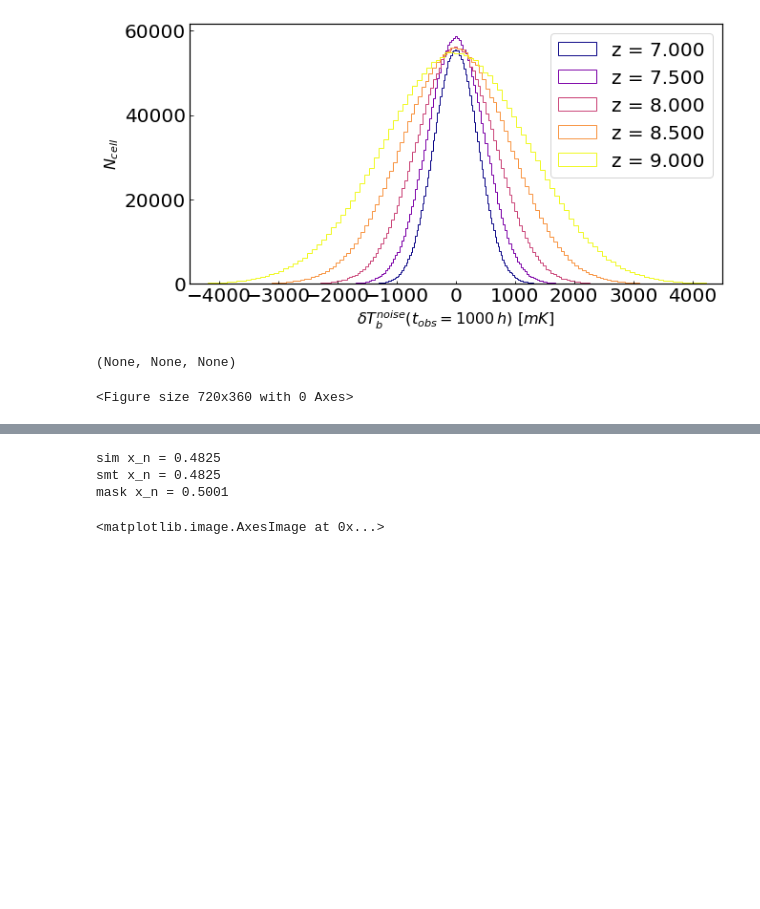
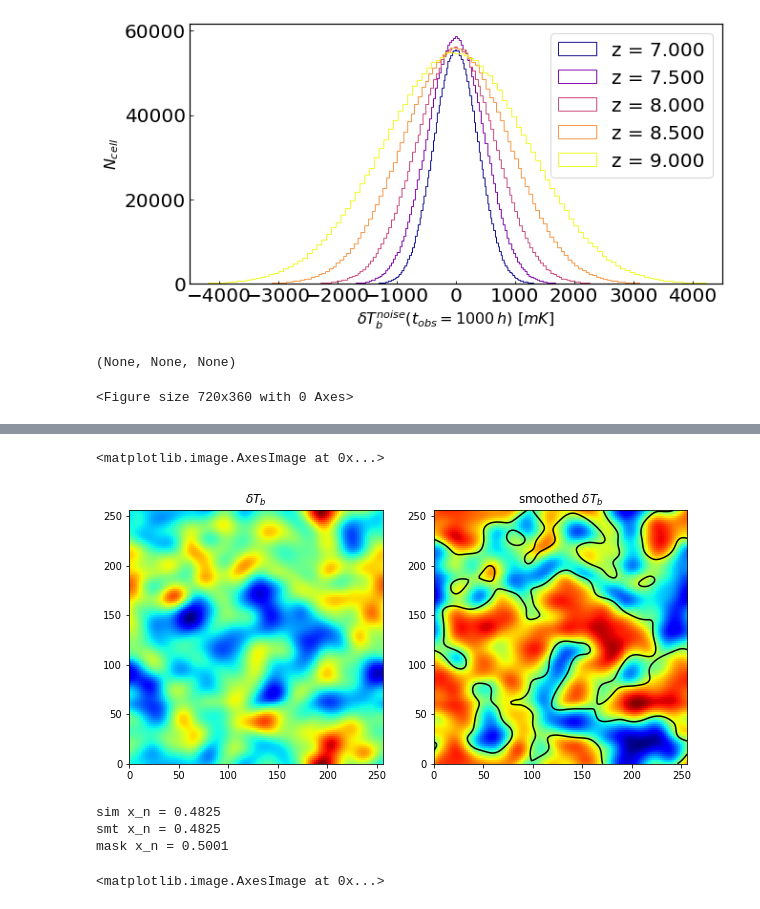
Before and after one commit to micbia/SegU-Net, a Jupyter notebook: pred21cm.ipynb, the cells around one changed output, grey strips where cells are left out. Saved outputs shown, nothing was run; the diff lists cells and outputs as text; code cells hidden in the pictures; blank space fills up the shorter version.

```diff
--- a/pred21cm.ipynb
+++ b/pred21cm.ipynb
@@ -279,3 +275,17 @@ plt.imshow(dT3[:,:,params['HII_DIM']//2], origin='lower', cmap='jet', extent=my_
+# %%
+dens = t2c.smooth_coeval(cube.density/np.mean(cube.density), z, box_size_mpc=params['HII_DIM'], max_baseline=2.0, ratio=1.0, nu_axis=2)
+
+plt.rcParams['figure.figsize'] = [10, 5]
+plt.subplot(121)
+plt.title('$\delta T_b$')
+plt.imshow(dens[:,:,params['HII_DIM']//2], origin='lower', cmap='jet', extent=my_ext, interpolation='nearest')
+plt.subplot(122)
+plt.title('smoothed $\delta T_b$')
+plt.contour(dens[:,:,params['HII_DIM']//2], colors='k', levels=[0.5], extent=my_ext)
+plt.imshow(dT3[:,:,params['HII_DIM']//2], origin='lower', cmap='jet', extent=my_ext, interpolation='nearest')
+# %% [output]
+<matplotlib.image.AxesImage at 0x...>
+[figure, added]
 # %%
 smt_xn = t2c.smooth_coeval(xH, z, box_size_mpc=params['HII_DIM'], max_baseline=2.0, ratio=1.0, nu_axis=2)
 mask_xn = smt_xn>0.5
```
Also changed, not shown: parts of 11 cells of this notebook, 4 other files.
